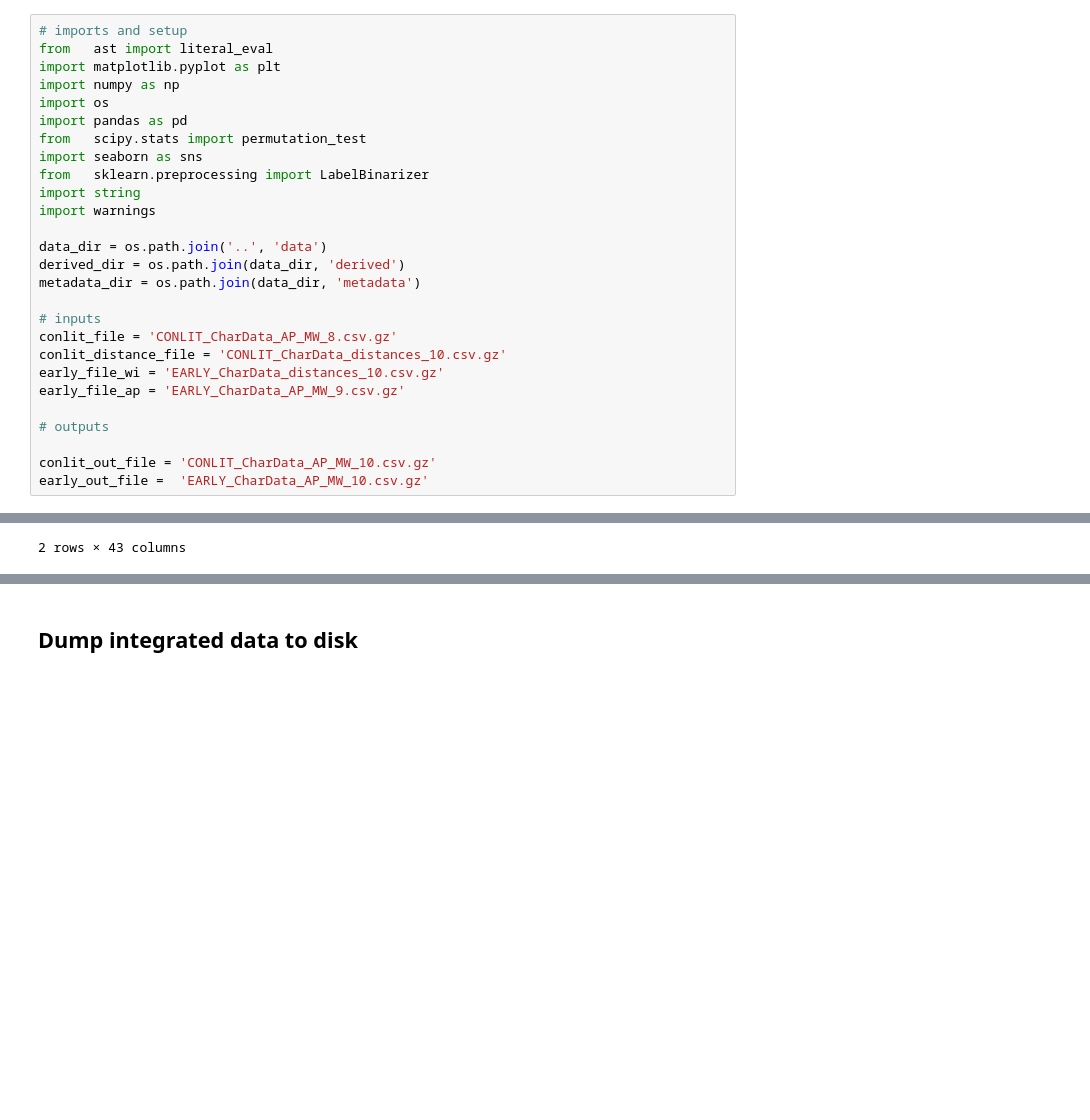
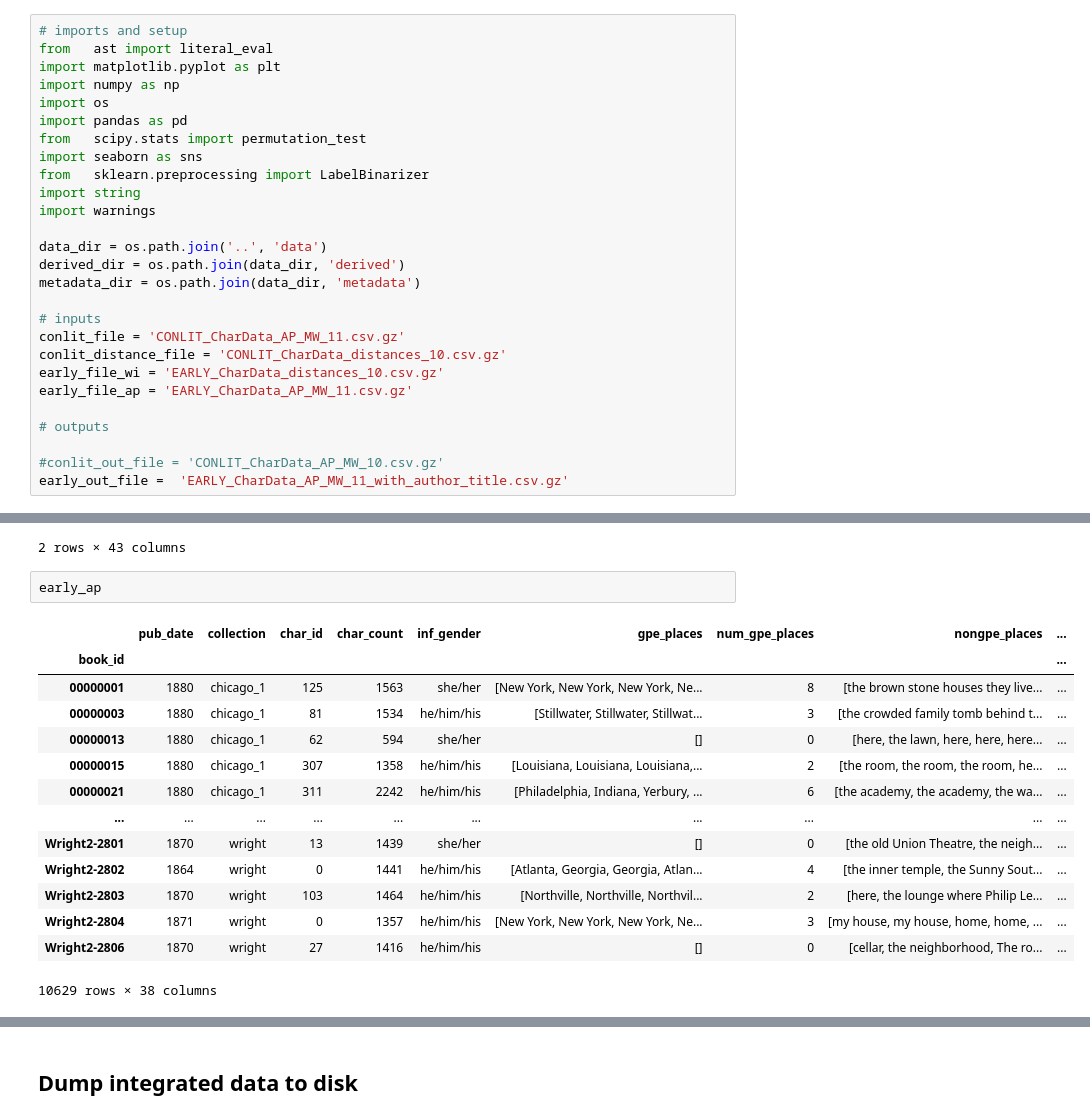
Before and after one commit to wilkens/mobility-books, a Jupyter notebook: notebooks/Data integration.ipynb, the cells around one changed output, grey strips where cells are left out. Cells and saved outputs as stored; diff of their text form; blank space fills up the shorter version.

Commit message:
Add author and title fields to EARLY derived data
No other changes or updates. All data values remain the same as v11.

```diff
--- a/notebooks/Data integration.ipynb
+++ b/notebooks/Data integration.ipynb
@@ -20,15 +20,15 @@ derived_dir = os.path.join(data_dir, 'derived')
 metadata_dir = os.path.join(data_dir, 'metadata')
 
 # inputs
-conlit_file = 'CONLIT_CharData_AP_MW_8.csv.gz'
+conlit_file = 'CONLIT_CharData_AP_MW_11.csv.gz'
 conlit_distance_file = 'CONLIT_CharData_distances_10.csv.gz'
 early_file_wi = 'EARLY_CharData_distances_10.csv.gz'
-early_file_ap = 'EARLY_CharData_AP_MW_9.csv.gz'
+early_file_ap = 'EARLY_CharData_AP_MW_11.csv.gz'
 
 # outputs
 
-conlit_out_file = 'CONLIT_CharData_AP_MW_10.csv.gz'
-early_out_file =  'EARLY_CharData_AP_MW_10.csv.gz'
+#conlit_out_file = 'CONLIT_CharData_AP_MW_10.csv.gz'
+early_out_file =  'EARLY_CharData_AP_MW_11_with_author_title.csv.gz'
 # %% [markdown]
 ## Data
 # %%
@@ -205,3 +205,20 @@ conlit.loc[~np.isclose(conlit.dist_miles, conlit_stash.dist_miles)]
 | 2002_Sebold,Alice_LovelyBones_BS | 0 | 3762 | he/him/his | [Baltic, Boardwalk, England, New ... | 12 | [the classroom, the classroom, my... | 213 | ... |
 | 2013_MacMillan,Margaret_TheWartha... | 996 | 1188 | he/him/his | [Germany, Germany, Germany, Germa... | 36 | [his household, the North Sea, th... | 36 | ... |
 2 rows × 43 columns
+# %%
+early_ap
+# %% [output]
+|  | pub_date | collection | char_id | char_count | inf_gender | gpe_places | num_gpe_places | nongpe_places | ... |
+| book_id |  |  |  |  |  |  |  |  | ... |
+| 00000001 | 1880 | chicago_1 | 125 | 1563 | she/her | [New York, New York, New York, Ne... | 8 | [the brown stone houses they live... | ... |
+| 00000003 | 1880 | chicago_1 | 81 | 1534 | he/him/his | [Stillwater, Stillwater, Stillwat... | 3 | [the crowded family tomb behind t... | ... |
+| 00000013 | 1880 | chicago_1 | 62 | 594 | she/her | [] | 0 | [here, the lawn, here, here, here... | ... |
+| 00000015 | 1880 | chicago_1 | 307 | 1358 | he/him/his | [Louisiana, Louisiana, Louisiana,... | 2 | [the room, the room, the room, he... | ... |
+| 00000021 | 1880 | chicago_1 | 311 | 2242 | he/him/his | [Philadelphia, Indiana, Yerbury, ... | 6 | [the academy, the academy, the wa... | ... |
+| ... | ... | ... | ... | ... | ... | ... | ... | ... | ... |
+| Wright2-2801 | 1870 | wright | 13 | 1439 | she/her | [] | 0 | [the old Union Theatre, the neigh... | ... |
+| Wright2-2802 | 1864 | wright | 0 | 1441 | he/him/his | [Atlanta, Georgia, Georgia, Atlan... | 4 | [the inner temple, the Sunny Sout... | ... |
+| Wright2-2803 | 1870 | wright | 103 | 1464 | he/him/his | [Northville, Northville, Northvil... | 2 | [here, the lounge where Philip Le... | ... |
+| Wright2-2804 | 1871 | wright | 0 | 1357 | he/him/his | [New York, New York, New York, Ne... | 3 | [my house, my house, home, home, ... | ... |
+| Wright2-2806 | 1870 | wright | 27 | 1416 | he/him/his | [] | 0 | [cellar, the neighborhood, The ro... | ... |
+10629 rows × 38 columns
```
Also changed, not shown: parts of 3 cells of this notebook, 1 other file.
